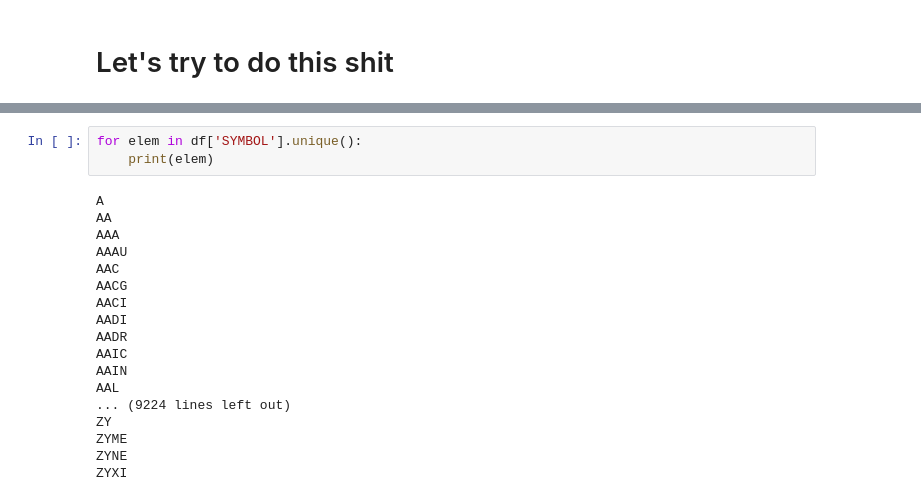
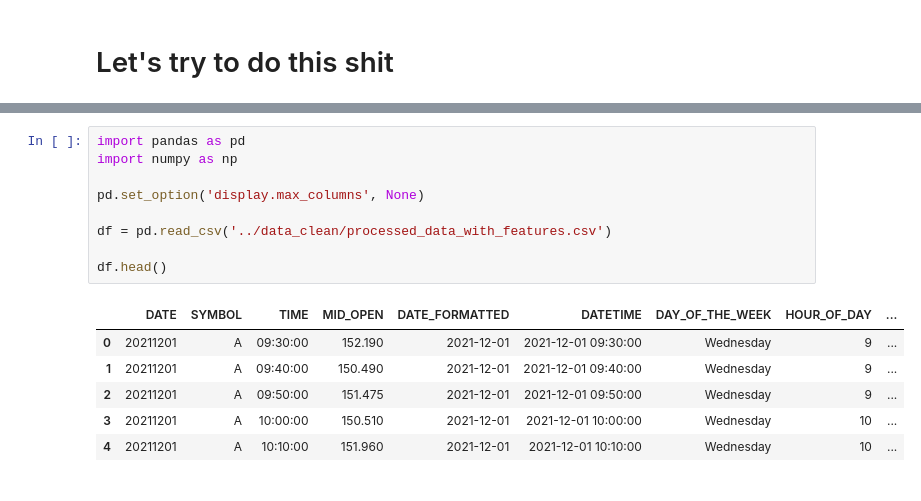
Before and after one commit to arthurdhonneur7/ML_finance_project, a Jupyter notebook: workspaces/arthur.ipynb, the cells around one changed output, grey strips where cells are left out. Cells and saved outputs as stored; diff of their text form.

```diff
--- a/workspaces/arthur.ipynb
+++ b/workspaces/arthur.ipynb
@@ -59,21 +3,16 @@ KeyError: False
-# %%
-for elem in df['SYMBOL'].unique():
-    print(elem)
-# %% [output]
-A
-AA
-AAA
-AAAU
-AAC
-AACG
-AACI
-AADI
-AADR
-AAIC
-AAIN
-AAL
-... (9224 lines left out)
-ZY
-ZYME
-ZYNE
-ZYXI
+# %%
+import pandas as pd
+import numpy as np
+
+pd.set_option('display.max_columns', None)
+
+df = pd.read_csv('../data_clean/processed_data_with_features.csv')
+
+df.head()
+# %% [output]
+|  | DATE | SYMBOL | TIME | MID_OPEN | DATE_FORMATTED | DATETIME | DAY_OF_THE_WEEK | HOUR_OF_DAY | ... |
+| 0 | 20211201 | A | 09:30:00 | 152.190 | 2021-12-01 | 2021-12-01 09:30:00 | Wednesday | 9 | ... |
+| 1 | 20211201 | A | 09:40:00 | 150.490 | 2021-12-01 | 2021-12-01 09:40:00 | Wednesday | 9 | ... |
+| 2 | 20211201 | A | 09:50:00 | 151.475 | 2021-12-01 | 2021-12-01 09:50:00 | Wednesday | 9 | ... |
+| 3 | 20211201 | A | 10:00:00 | 150.510 | 2021-12-01 | 2021-12-01 10:00:00 | Wednesday | 10 | ... |
+| 4 | 20211201 | A | 10:10:00 | 151.960 | 2021-12-01 | 2021-12-01 10:10:00 | Wednesday | 10 | ... |
```
Also changed, not shown: parts of 16 cells of this notebook.
